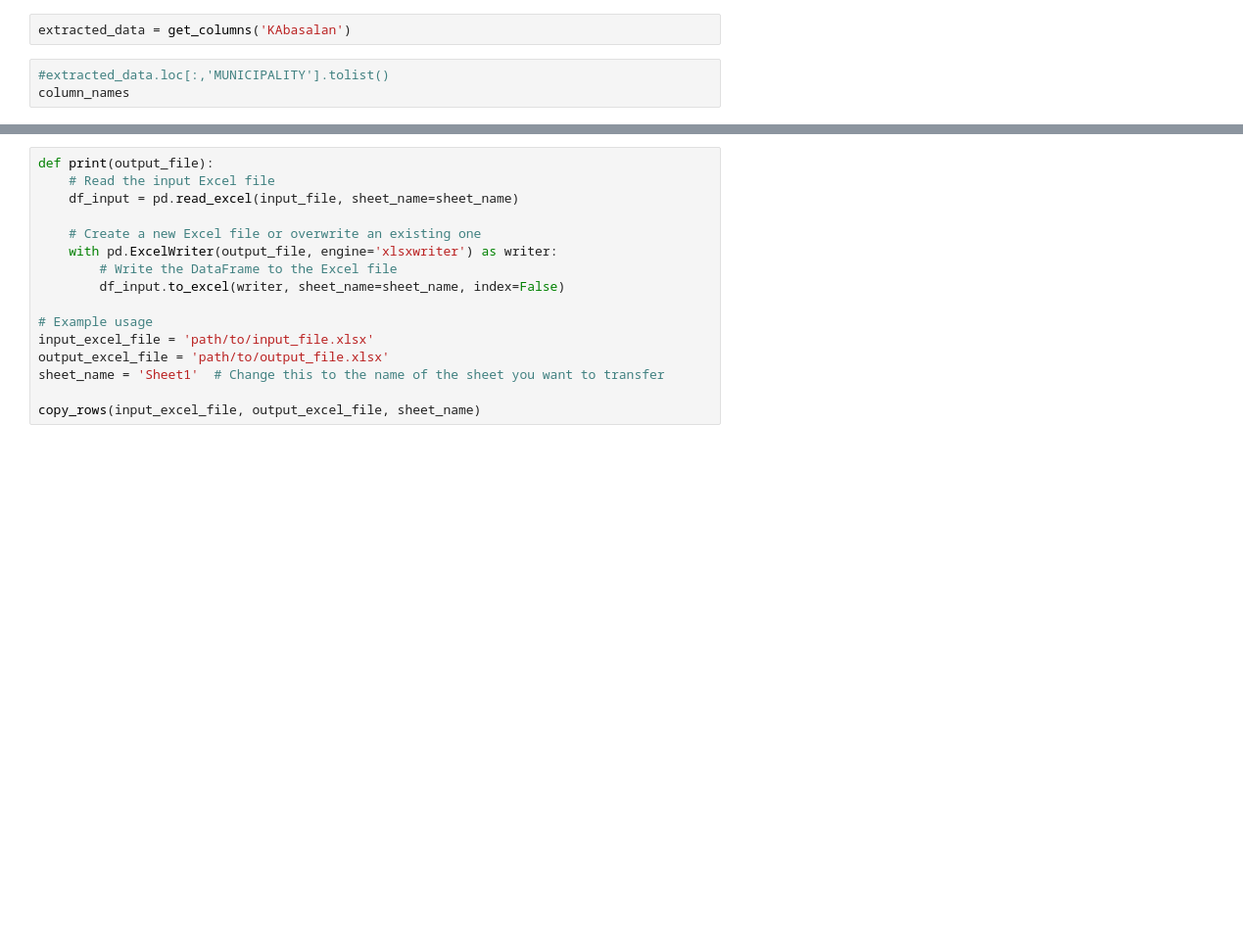
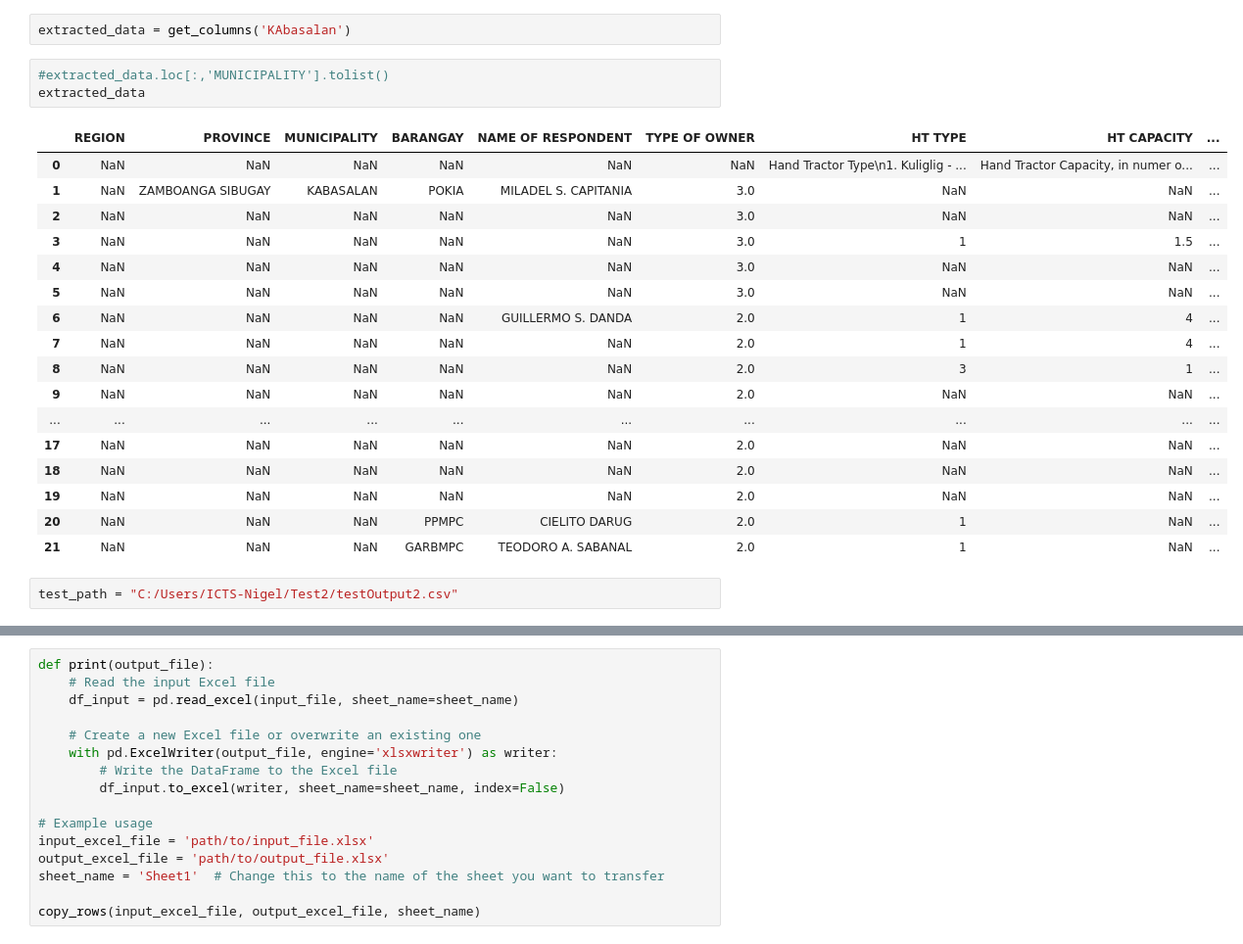
Before and after one commit to nifajardo/jo_utils, a Jupyter notebook: DataTransfer.ipynb, the cells around one changed output, grey strips where cells are left out. Shown at 98% size. Saved outputs shown, nothing was run; the diff lists cells and outputs as text; blank space fills up the shorter version.

```diff
--- a/DataTransfer.ipynb
+++ b/DataTransfer.ipynb
@@ -204,4 +205,24 @@ def get_columns(sheet_name):
 extracted_data = get_columns('KAbasalan')
 # %%
 #extracted_data.loc[:,'MUNICIPALITY'].tolist()
-column_names
+extracted_data
+# %% [output]
+|  | REGION | PROVINCE | MUNICIPALITY | BARANGAY | NAME OF RESPONDENT | TYPE OF OWNER | HT TYPE | HT CAPACITY | ... |
+| 0 | NaN | NaN | NaN | NaN | NaN | NaN | Hand Tractor Type\n1. Kuliglig - ... | Hand Tractor Capacity, in numer o... | ... |
+| 1 | NaN | ZAMBOANGA SIBUGAY | KABASALAN | POKIA | MILADEL S. CAPITANIA | 3.0 | NaN | NaN | ... |
+| 2 | NaN | NaN | NaN | NaN | NaN | 3.0 | NaN | NaN | ... |
+| 3 | NaN | NaN | NaN | NaN | NaN | 3.0 | 1 | 1.5 | ... |
+| 4 | NaN | NaN | NaN | NaN | NaN | 3.0 | NaN | NaN | ... |
+| 5 | NaN | NaN | NaN | NaN | NaN | 3.0 | NaN | NaN | ... |
+| 6 | NaN | NaN | NaN | NaN | GUILLERMO S. DANDA | 2.0 | 1 | 4 | ... |
+| 7 | NaN | NaN | NaN | NaN | NaN | 2.0 | 1 | 4 | ... |
+| 8 | NaN | NaN | NaN | NaN | NaN | 2.0 | 3 | 1 | ... |
+| 9 | NaN | NaN | NaN | NaN | NaN | 2.0 | NaN | NaN | ... |
+| ... | ... | ... | ... | ... | ... | ... | ... | ... | ... |
+| 17 | NaN | NaN | NaN | NaN | NaN | 2.0 | NaN | NaN | ... |
+| 18 | NaN | NaN | NaN | NaN | NaN | 2.0 | NaN | NaN | ... |
+| 19 | NaN | NaN | NaN | NaN | NaN | 2.0 | NaN | NaN | ... |
+| 20 | NaN | NaN | NaN | PPMPC | CIELITO DARUG | 2.0 | 1 | NaN | ... |
+| 21 | NaN | NaN | NaN | GARBMPC | TEODORO A. SABANAL | 2.0 | 1 | NaN | ... |
+# %%
+test_path = "C:/Users/ICTS-Nigel/Test2/testOutput2.csv"
```
Also changed, not shown: parts of 4 cells of this notebook.
